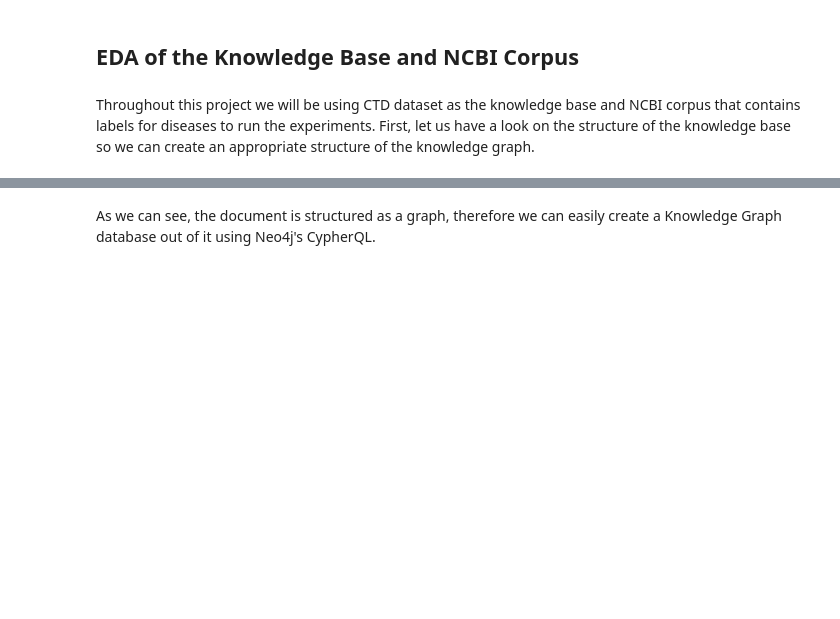
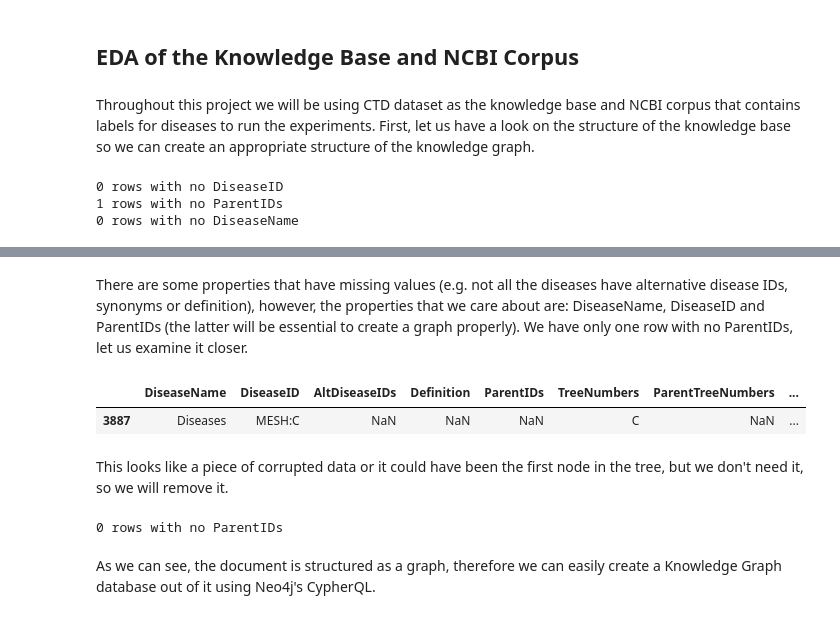
Before and after one commit to Yuliana7/biomedical-entity-linking, a Jupyter notebook: notebooks/data_processing.ipynb, the cells around one changed output, grey strips where cells are left out. Saved outputs shown, nothing was run; the diff lists cells and outputs as text; code cells hidden in the pictures; blank space fills up the shorter version.

Commit message:
feat: Data Processing
Finalize data processing notebook,
add more info and links to the relevant resources

```diff
--- a/notebooks/data_processing.ipynb
+++ b/notebooks/data_processing.ipynb
@@ -22,6 +27,14 @@ Throughout this project we will be using CTD dataset as the knowledge base and N
 First, let us have a look on the structure of the knowledge base so we can create an appropriate structure of the knowledge graph.
 # %%
 df = pd.read_csv("../data/raw/CTD_diseases.csv", sep=',')
+# %%
+print(f'{len(df[df['DiseaseID'].isna()])} rows with no DiseaseID')
+print(f'{len(df[df['ParentIDs'].isna()])} rows with no ParentIDs')
+print(f'{len(df[df['DiseaseName'].isna()])} rows with no DiseaseName')
+# %% [output]
+0 rows with no DiseaseID
+1 rows with no ParentIDs
+0 rows with no DiseaseName
 # %%
 df.head()
 # %% [output]
@@ -31,3 +44,12 @@ df.head()
 | 2 | 15q24 Microdeletion | MESH:C579849 | DO:DOID:0060395 | NaN | MESH:D002872|MESH:D008607|MESH:D0... | C10.597.606.360/C579849|C16.131.2... | C10.597.606.360|C16.131.260|C16.3... | ... |
 | 3 | 16p11.2 Deletion Syndrome | MESH:C579850 | NaN | NaN | MESH:D001321|MESH:D002872|MESH:D0... | C10.597.606.360/C579850|C16.131.2... | C10.597.606.360|C16.131.260|C16.3... | ... |
 | 4 | 17,20-Lyase Deficiency, Isolated | MESH:C567076 | NaN | NaN | MESH:D000312 | C12.050.351.875.253.090.500/C5670... | C12.050.351.875.253.090.500|C12.2... | ... |
+# %% [markdown]
+There are some properties that have missing values (e.g. not all the diseases have alternative disease IDs, synonyms or definition), however, the properties that we care about are: DiseaseName, DiseaseID and ParentIDs (the latter will be essential to create a graph properly). We have only one row with no ParentIDs, let us examine it closer.
+# %%
+df[df['ParentIDs'].isna()]
+# %% [output]
+|  | DiseaseName | DiseaseID | AltDiseaseIDs | Definition | ParentIDs | TreeNumbers | ParentTreeNumbers | ... |
+| 3887 | Diseases | MESH:C | NaN | NaN | NaN | C | NaN | ... |
+# %% [markdown]
+This looks like a piece of corrupted data or it could have been the first node in the tree, but we don't need it, so we will remove it.
@@ -34,3 +58,7 @@ df.head()
+# %%
+print(f'{len(df[df['ParentIDs'].isna()])} rows with no ParentIDs')
+# %% [output]
+0 rows with no ParentIDs
 # %% [markdown]
 As we can see, the document is structured as a graph, therefore we can easily create a Knowledge Graph database out of it using Neo4j's CypherQL.
 # %% [markdown]
```
Also changed, not shown: parts of 19 cells of this notebook.
